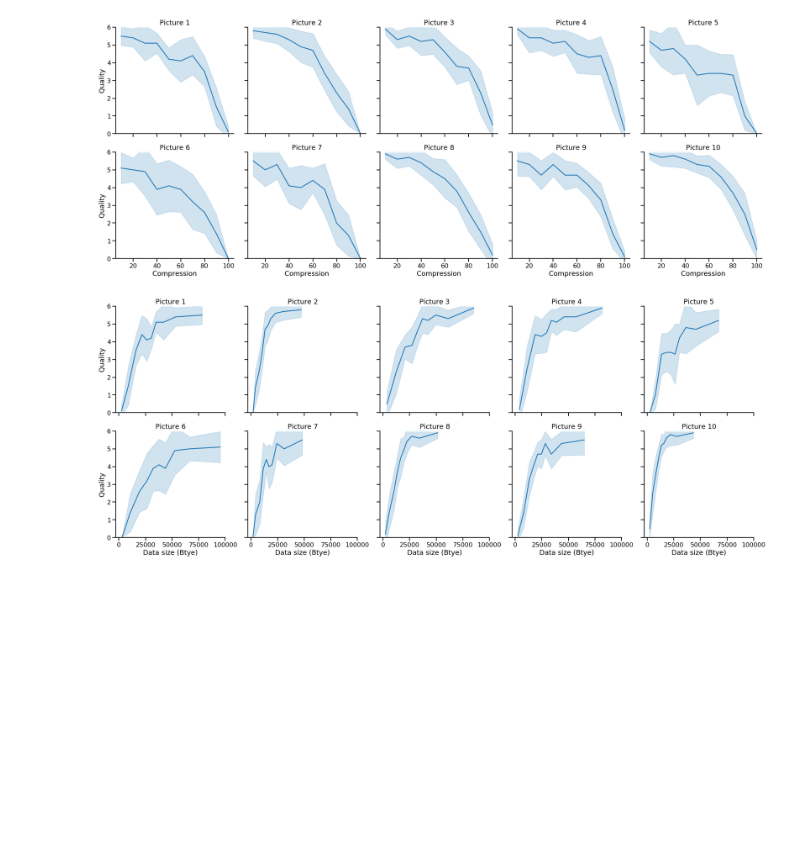
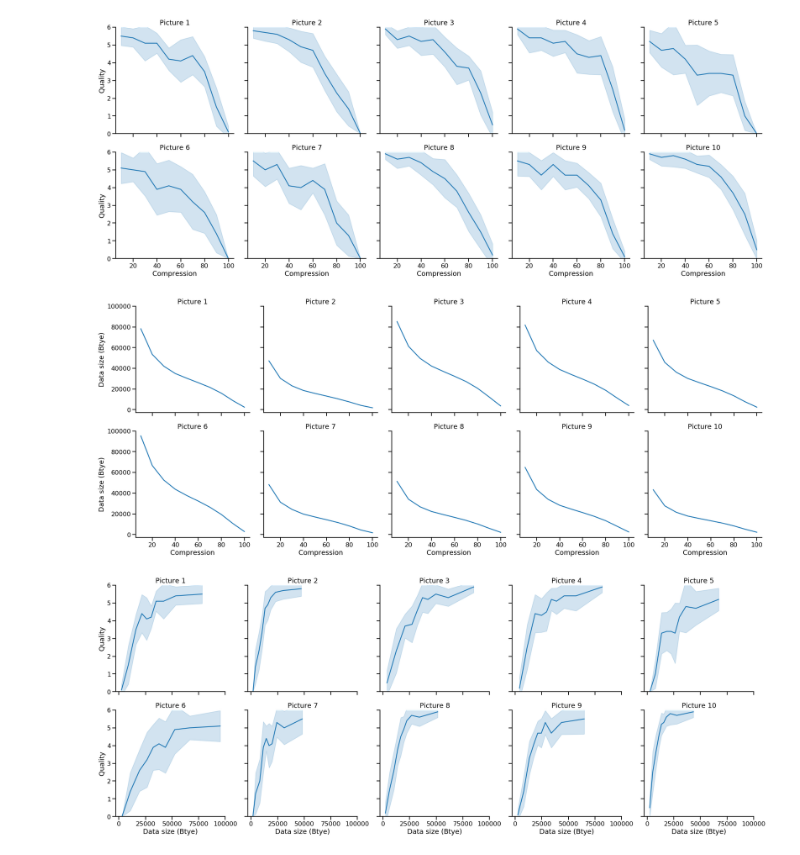
Before and after one commit to dominikth13/project_seminar_visuelle_wahrnehmung, a Jupyter notebook: auswertung.ipynb, the cells around one changed output. Cells and saved outputs as stored; diff of their text form; code cells hidden in the pictures; blank space fills up the shorter version.

```diff
--- a/auswertung.ipynb
+++ b/auswertung.ipynb
@@ -183,5 +205,15 @@ g.savefig('%s.pdf' % 'picture_diagramms_line')
 # %% [output]
 [figure]
+# %%
+# a line plot instead of a barplot... for that we call the function relplot() (rel: relationship)
+g = sns.relplot(x='test_image', y='img_size', data=combined, kind='line', ci='sd', col='reference_image',
+                col_wrap = 5)
+g.set_ylabels('Data size (Btye)')
+g.set_xlabels('Compression')
+g.set_titles('Picture {col_name}')
+g.savefig('%s.pdf' % 'picture_diagramms_line_compression_size')
+# %% [output]
+[figure, added]
 # %%
 # a line plot instead of a barplot... for that we call the function relplot() (rel: relationship)
 g = sns.relplot(x='img_size', y='response', data=combined, kind='line', ci='sd', col='reference_image',
```
Also changed, not shown: parts of 7 cells of this notebook, 10 other files.
